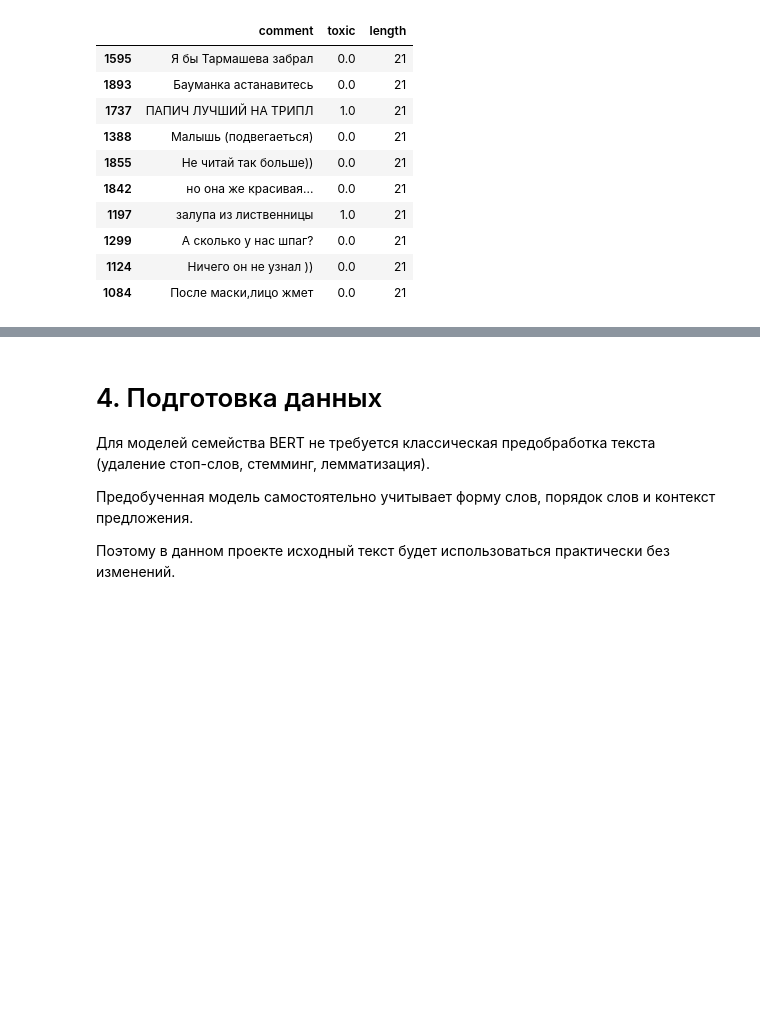
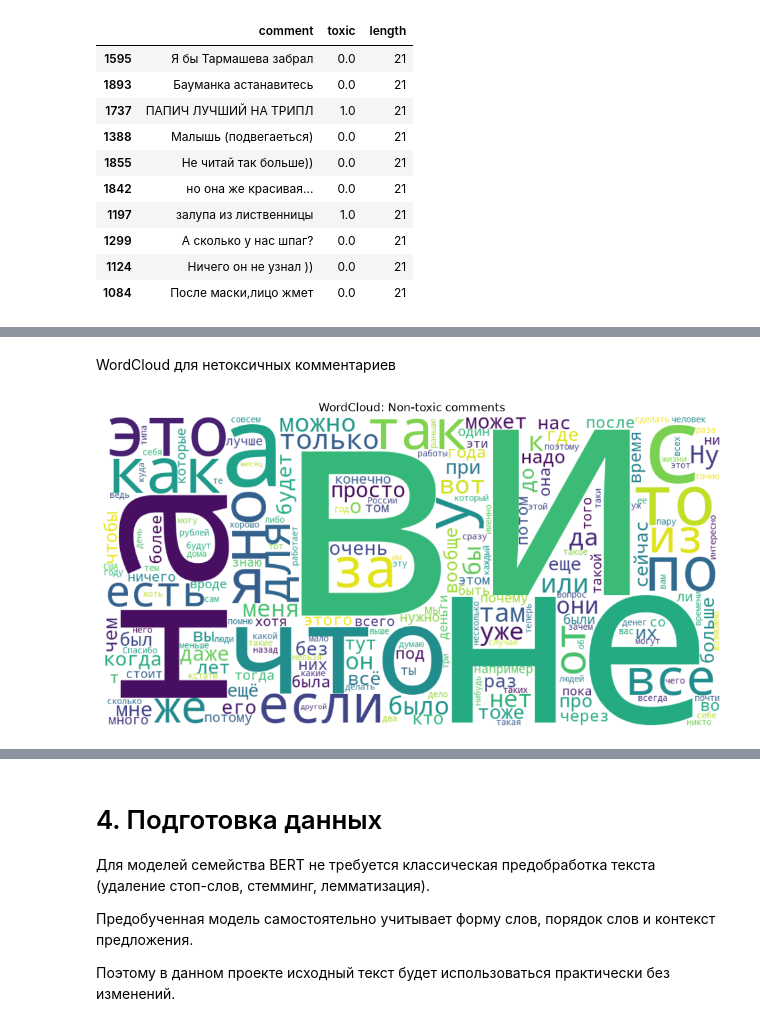
Before and after one commit to freedal1/smart-toxic-classifier, a Jupyter notebook: notebooks/01_experiments.ipynb, the cells around one changed output, grey strips where cells are left out. Saved outputs shown, nothing was run; the diff lists cells and outputs as text; code cells hidden in the pictures; blank space fills up the shorter version.

Commit message:
ADD wordcloud

```diff
--- a/notebooks/01_experiments.ipynb
+++ b/notebooks/01_experiments.ipynb
@@ -282,0 +295,28 @@ df.sort_values("length").head(10)
+# %% [markdown]
+WordCloud для нетоксичных комментариев
+# %%
+non_toxic_text = " ".join(
+    df[df["toxic"] == 0]["comment"].astype(str)
+)
+
+wordcloud_non_toxic = WordCloud(
+    width=1000,
+    height=500,
+    background_color="white",
+    collocations=False
+).generate(non_toxic_text)
+
+plt.figure(figsize=(12,6))
+plt.imshow(wordcloud_non_toxic, interpolation="bilinear")
+plt.axis("off")
+plt.title("WordCloud: Non-toxic comments")
+
+plt.savefig(
+    "../images/wordcloud_non_toxic.png",
+    dpi=300,
+    bbox_inches="tight"
+)
+
+plt.show()
+# %% [output]
+[figure, added]
```
Also changed, not shown: parts of 6 cells of this notebook, 2 other files.
